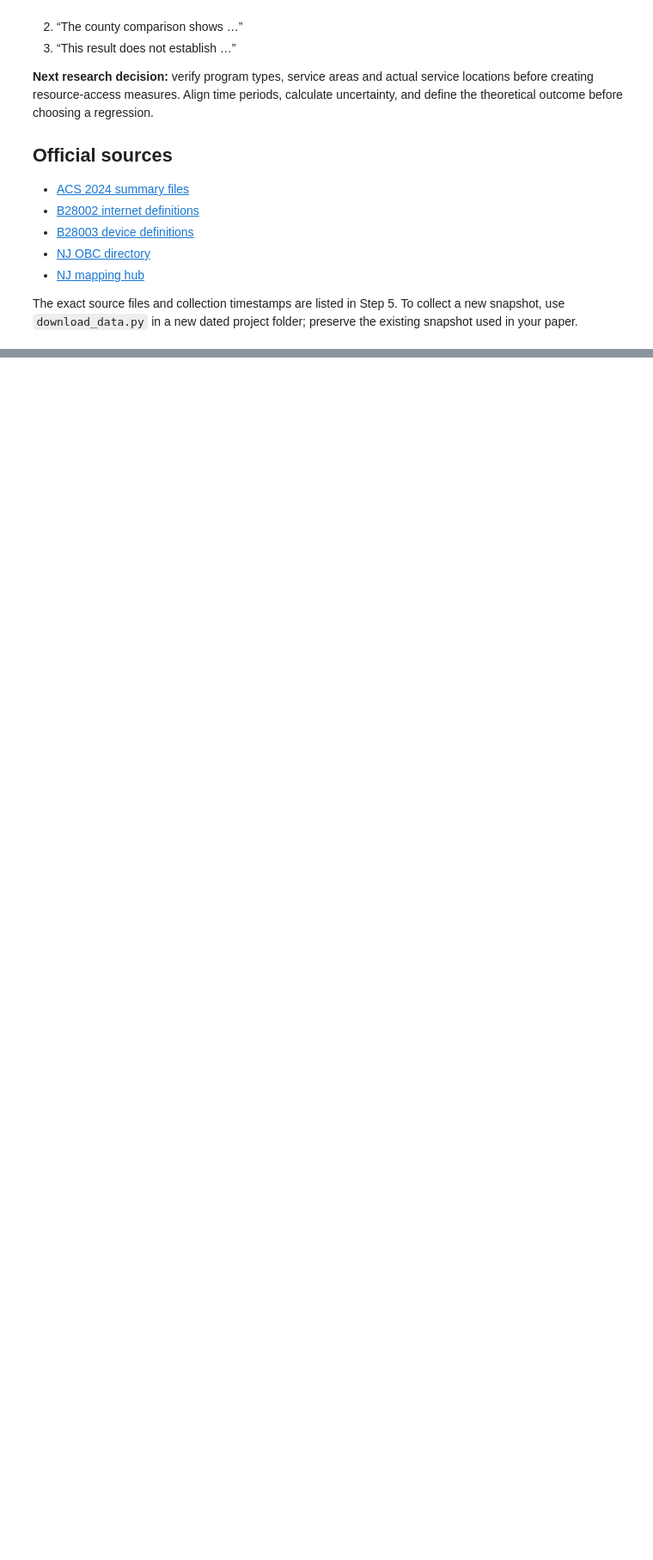
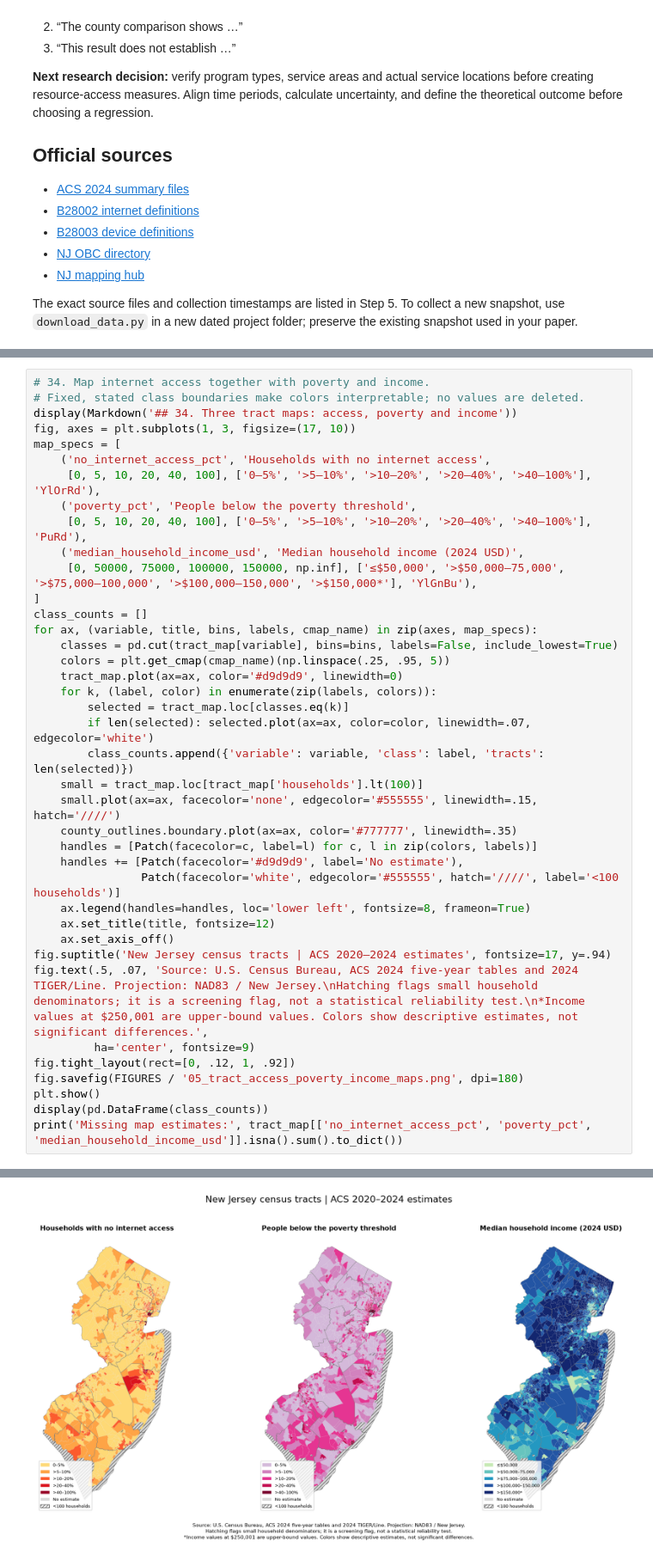
Before and after one commit to We1Chen7/nj-digital-equity, a Jupyter notebook: NJ_Digital_Equity_Colab.ipynb, the cells around one changed output, grey strips where cells are left out. Shown at 86% size. Drawn from its saved outputs; the diff is of its cells as text; blank space fills up the shorter version.

```diff
--- a/NJ_Digital_Equity_Colab.ipynb
+++ b/NJ_Digital_Equity_Colab.ipynb
@@ -889,0 +1072,40 @@ existing snapshot used in your paper.
+# %%
+# 34. Map internet access together with poverty and income.
+# Fixed, stated class boundaries make colors interpretable; no values are deleted.
+display(Markdown('## 34. Three tract maps: access, poverty and income'))
+fig, axes = plt.subplots(1, 3, figsize=(17, 10))
+map_specs = [
+    ('no_internet_access_pct', 'Households with no internet access',
+     [0, 5, 10, 20, 40, 100], ['0–5%', '>5–10%', '>10–20%', '>20–40%', '>40–100%'], 'YlOrRd'),
+    ('poverty_pct', 'People below the poverty threshold',
+     [0, 5, 10, 20, 40, 100], ['0–5%', '>5–10%', '>10–20%', '>20–40%', '>40–100%'], 'PuRd'),
+    ('median_household_income_usd', 'Median household income (2024 USD)',
+     [0, 50000, 75000, 100000, 150000, np.inf], ['≤$50,000', '>$50,000–75,000', '>$75,000–100,000', '>$100,000–150,000', '>$150,000*'], 'YlGnBu'),
+]
+class_counts = []
+for ax, (variable, title, bins, labels, cmap_name) in zip(axes, map_specs):
+    classes = pd.cut(tract_map[variable], bins=bins, labels=False, include_lowest=True)
+    colors = plt.get_cmap(cmap_name)(np.linspace(.25, .95, 5))
+    tract_map.plot(ax=ax, color='#d9d9d9', linewidth=0)
+    for k, (label, color) in enumerate(zip(labels, colors)):
+        selected = tract_map.loc[classes.eq(k)]
+        if len(selected): selected.plot(ax=ax, color=color, linewidth=.07, edgecolor='white')
+        class_counts.append({'variable': variable, 'class': label, 'tracts': len(selected)})
+    small = tract_map.loc[tract_map['households'].lt(100)]
+    small.plot(ax=ax, facecolor='none', edgecolor='#555555', linewidth=.15, hatch='////')
+    county_outlines.boundary.plot(ax=ax, color='#777777', linewidth=.35)
+    handles = [Patch(facecolor=c, label=l) for c, l in zip(colors, labels)]
+    handles += [Patch(facecolor='#d9d9d9', label='No estimate'),
+                Patch(facecolor='white', edgecolor='#555555', hatch='////', label='<100 households')]
+    ax.legend(handles=handles, loc='lower left', fontsize=8, frameon=True)
+    ax.set_title(title, fontsize=12)
+    ax.set_axis_off()
+fig.suptitle('New Jersey census tracts | ACS 2020–2024 estimates', fontsize=17, y=.94)
+fig.text(.5, .07, 'Source: U.S. Census Bureau, ACS 2024 five-year tables and 2024 TIGER/Line. Projection: NAD83 / New Jersey.\nHatching flags small household denominators; it is a screening flag, not a statistical reliability test.\n*Income values at $250,001 are upper-bound values. Colors show descriptive estimates, not significant differences.',
+         ha='center', fontsize=9)
+fig.tight_layout(rect=[0, .12, 1, .92])
+fig.savefig(FIGURES / '05_tract_access_poverty_income_maps.png', dpi=180)
+plt.show()
+display(pd.DataFrame(class_counts))
+print('Missing map estimates:', tract_map[['no_internet_access_pct', 'poverty_pct', 'median_household_income_usd']].isna().sum().to_dict())
+# %% [output]
@@ -889,0 +1113 @@ existing snapshot used in your paper.
+[figure, added]
```
Also changed, not shown: parts of 9 cells of this notebook, 4 other files.
